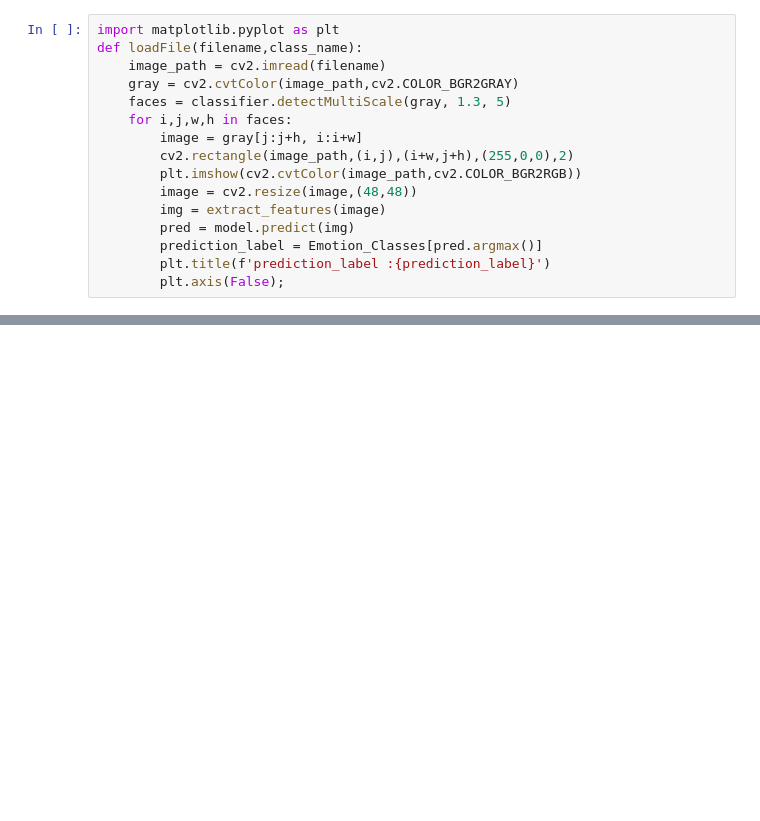
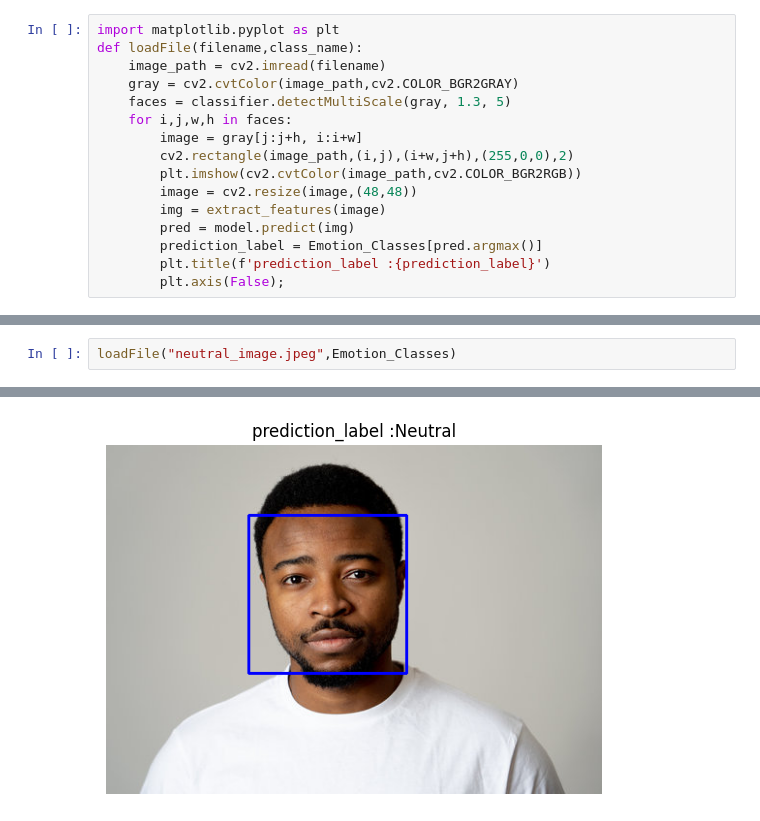
Before and after one commit to milan0122/Emotion_based_Music_recommender, a Jupyter notebook: notebook/Face_Recog_model.ipynb, the cells around one changed output, grey strips where cells are left out. Saved outputs shown, nothing was run; the diff lists cells and outputs as text; blank space fills up the shorter version.

```diff
--- a/notebook/Face_Recog_model.ipynb
+++ b/notebook/Face_Recog_model.ipynb
@@ -62,0 +95,3 @@ loadFile("happy.jpeg",Emotion_Classes)
+# %%
+loadFile("neutral_image.jpeg",Emotion_Classes)
+# %% [output]
@@ -62,0 +99 @@ loadFile("happy.jpeg",Emotion_Classes)
+[figure, added]
```
Also changed, not shown: parts of 5 cells of this notebook.
